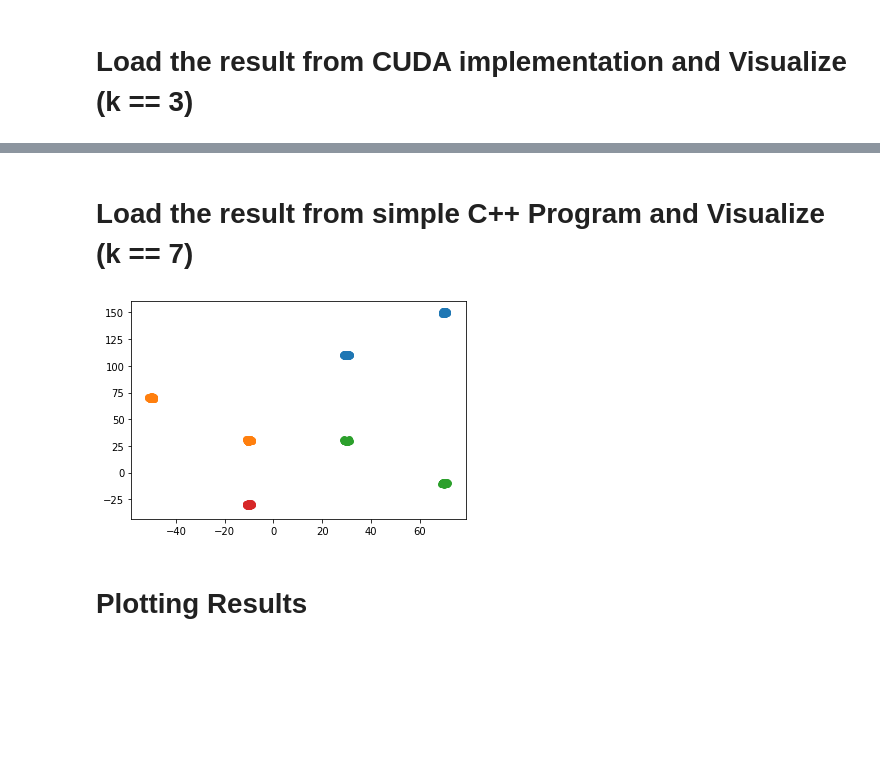
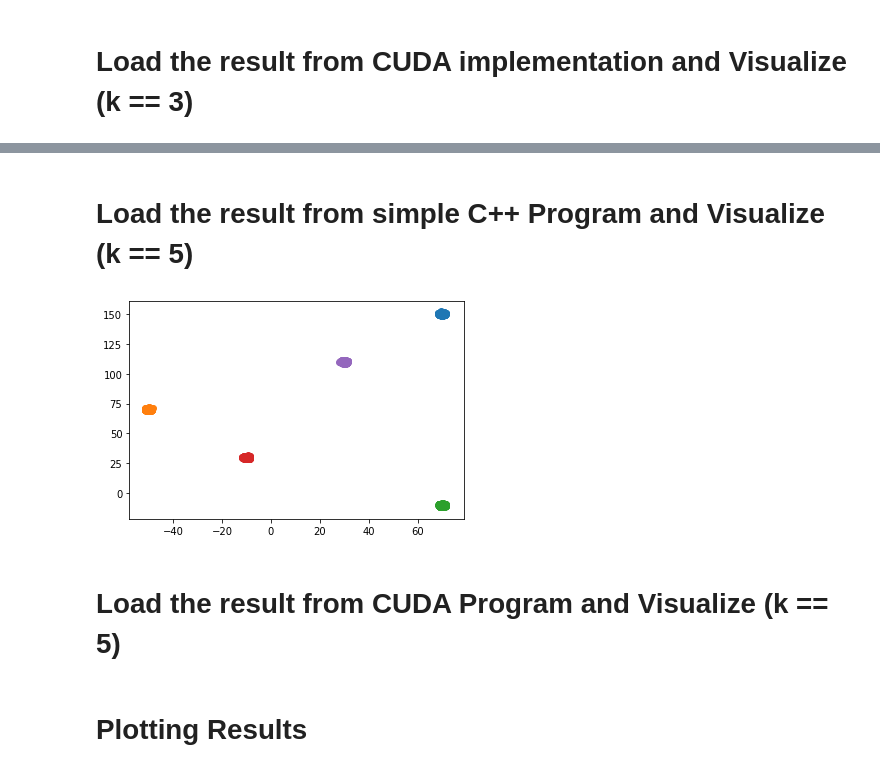
Before and after one commit to utsha-kh/CUDA-clustering, a Jupyter notebook: Visualizations.ipynb, the cells around one changed output, grey strips where cells are left out. Drawn from its saved outputs; the diff is of its cells as text; code cells hidden in the pictures; blank space fills up the shorter version.

```diff
--- a/Visualizations.ipynb
+++ b/Visualizations.ipynb
@@ -88,7 +88,7 @@ output = pd.DataFrame(X)
 # %%
 output.to_csv("input.csv", index = False, header = False)
 # %% [markdown]
-# Load the result from simple C++ Program and Visualize (k == 7)
+# Load the result from simple C++ Program and Visualize (k == 5)
 # %%
 result = pd.read_csv("result.csv")
 # %%
@@ -102,11 +100,11 @@ x6 = np.asarray(result[result.labels == 6])
 # %%
 plt.scatter(x0[:, 0], x0[:, 1])
 plt.scatter(x1[:, 0], x1[:, 1])
 plt.scatter(x2[:, 0], x2[:, 1])
 plt.scatter(x3[:, 0], x3[:, 1])
 plt.scatter(x4[:, 0], x4[:, 1])
-plt.scatter(x5[:, 0], x5[:, 1])
-plt.scatter(x6[:, 0], x6[:, 1])
 plt.show()
 # %% [output]
-[figure, old version]
+[figure, new version]
+# %% [markdown]
+# Load the result from CUDA Program and Visualize (k == 5)
```
Also changed, not shown: parts of 16 cells of this notebook, 3 other files.
